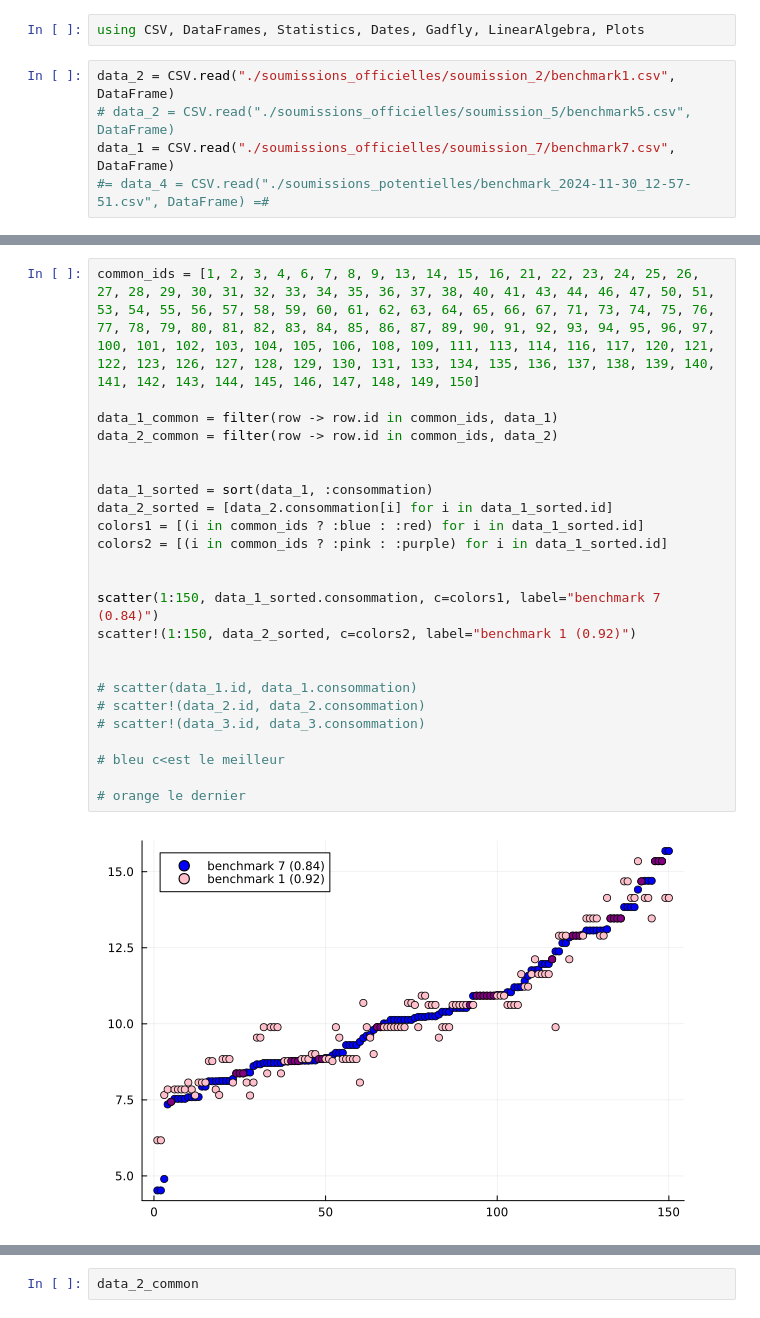
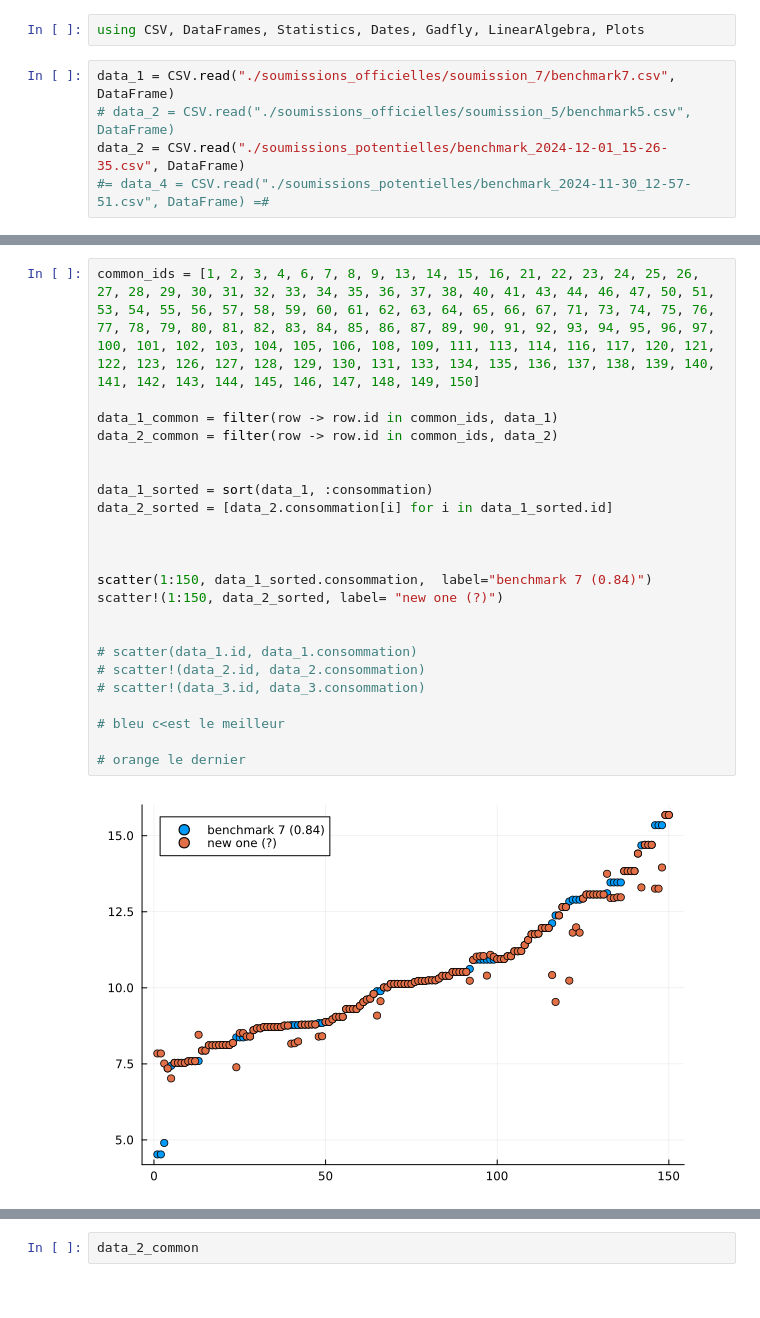
Before and after one commit to Antoine-Lafrance/concours-mth3302, a Jupyter notebook: eval copy.ipynb, the cells around one changed output, grey strips where cells are left out. Drawn from its saved outputs; the diff is of its cells as text.

```diff
--- a/eval copy.ipynb
+++ b/eval copy.ipynb
@@ -8,9 +7,9 @@ import Pkg; Pkg.add("Plots")
 # %%
 using CSV, DataFrames, Statistics, Dates, Gadfly, LinearAlgebra, Plots
 # %%
-data_2 = CSV.read("./soumissions_officielles/soumission_2/benchmark1.csv", DataFrame)
+data_1 = CSV.read("./soumissions_officielles/soumission_7/benchmark7.csv", DataFrame)
 # data_2 = CSV.read("./soumissions_officielles/soumission_5/benchmark5.csv", DataFrame)
-data_1 = CSV.read("./soumissions_officielles/soumission_7/benchmark7.csv", DataFrame)
+data_2 = CSV.read("./soumissions_potentielles/benchmark_2024-12-01_15-26-35.csv", DataFrame)
 #= data_4 = CSV.read("./soumissions_potentielles/benchmark_2024-11-30_12-57-51.csv", DataFrame) =#
 # %% [output]
 150×2 DataFrame
@@ -36,29 +35,28 @@ data_1 = CSV.read("./soumissions_officielles/soumission_7/benchmark7.csv", DataF
 # %%
 common_ids = [1, 2, 3, 4, 6, 7, 8, 9, 13, 14, 15, 16, 21, 22, 23, 24, 25, 26, 27, 28, 29, 30, 31, 32, 33, 34, 35, 36, 37, 38, 40, 41, 43, 44, 46, 47, 50, 51, 53, 54, 55, 56, 57, 58, 59, 60, 61, 62, 63, 64, 65, 66, 67, 71, 73, 74, 75, 76, 77, 78, 79, 80, 81, 82, 83, 84, 85, 86, 87, 89, 90, 91, 92, 93, 94, 95, 96, 97, 100, 101, 102, 103, 104, 105, 106, 108, 109, 111, 113, 114, 116, 117, 120, 121, 122, 123, 126, 127, 128, 129, 130, 131, 133, 134, 135, 136, 137, 138, 139, 140, 141, 142, 143, 144, 145, 146, 147, 148, 149, 150]
 
 data_1_common = filter(row -> row.id in common_ids, data_1)
 data_2_common = filter(row -> row.id in common_ids, data_2)
 
 
 data_1_sorted = sort(data_1, :consommation)
 data_2_sorted = [data_2.consommation[i] for i in data_1_sorted.id]
-colors1 = [(i in common_ids ? :blue : :red) for i in data_1_sorted.id]
-colors2 = [(i in common_ids ? :pink : :purple) for i in data_1_sorted.id]
 
 
-scatter(1:150, data_1_sorted.consommation, c=colors1, label="benchmark 7 (0.84)")
-scatter!(1:150, data_2_sorted, c=colors2, label="benchmark 1 (0.92)")
+
+scatter(1:150, data_1_sorted.consommation,  label="benchmark 7 (0.84)")
+scatter!(1:150, data_2_sorted, label= "new one (?)")
 
 
 # scatter(data_1.id, data_1.consommation)
 # scatter!(data_2.id, data_2.consommation)
 # scatter!(data_3.id, data_3.consommation)
 
 # bleu c<est le meilleur
 
 # orange le dernier
 # %% [output]
-[figure, old version]
+[figure, new version]
 # %%
 histogram([data_1.consommation,data_2.consommation], bins=LinRange(5,20,40), alpha=0.5, labels=["benchmark 7 (0.84)", "benchmark 1 (0.92)"])
 # %% [output]
```
Also changed, not shown: parts of 3 cells of this notebook.
